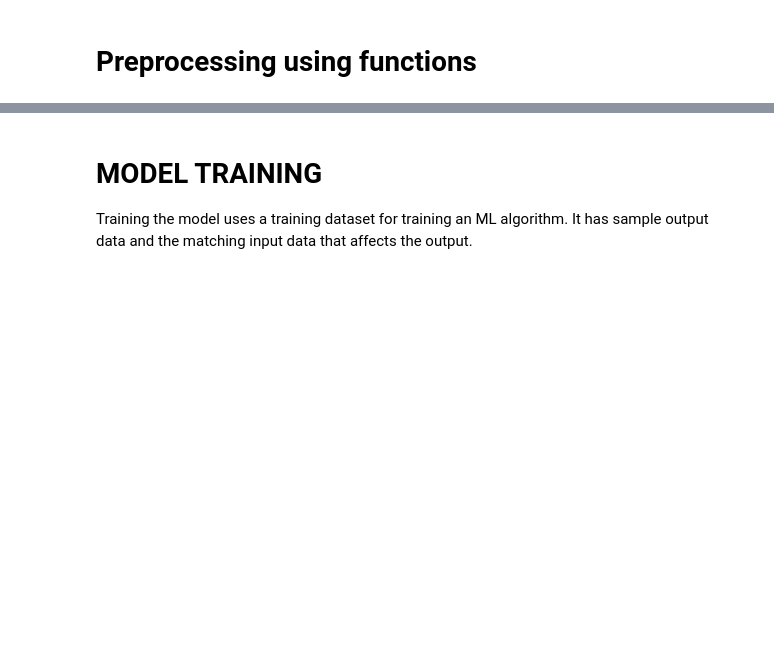
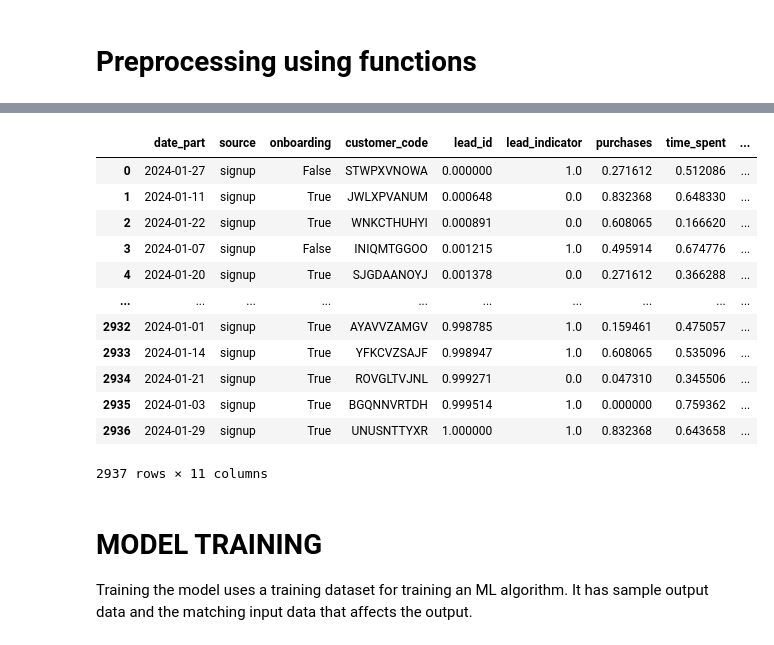
Before and after one commit to Mariegint/itu-sdse-project, a Jupyter notebook: mlops_refactor/notebooks/main.ipynb, the cells around one changed output, grey strips where cells are left out. Cells and saved outputs as stored; diff of their text form; code cells hidden in the pictures; blank space fills up the shorter version.

```diff
--- a/mlops_refactor/notebooks/main.ipynb
+++ b/mlops_refactor/notebooks/main.ipynb
@@ -543,3 +535,19 @@ Loading training data
+# %%
+data
+# %% [output]
+|  | date_part | source | onboarding | customer_code | lead_id | lead_indicator | purchases | time_spent | ... |
+| 0 | 2024-01-27 | signup | False | STWPXVNOWA | 0.000000 | 1.0 | 0.271612 | 0.512086 | ... |
+| 1 | 2024-01-11 | signup | True | JWLXPVANUM | 0.000648 | 0.0 | 0.832368 | 0.648330 | ... |
+| 2 | 2024-01-22 | signup | True | WNKCTHUHYI | 0.000891 | 0.0 | 0.608065 | 0.166620 | ... |
+| 3 | 2024-01-07 | signup | False | INIQMTGGOO | 0.001215 | 1.0 | 0.495914 | 0.674776 | ... |
+| 4 | 2024-01-20 | signup | True | SJGDAANOYJ | 0.001378 | 0.0 | 0.271612 | 0.366288 | ... |
+| ... | ... | ... | ... | ... | ... | ... | ... | ... | ... |
+| 2932 | 2024-01-01 | signup | True | AYAVVZAMGV | 0.998785 | 1.0 | 0.159461 | 0.475057 | ... |
+| 2933 | 2024-01-14 | signup | True | YFKCVZSAJF | 0.998947 | 1.0 | 0.608065 | 0.535096 | ... |
+| 2934 | 2024-01-21 | signup | True | ROVGLTVJNL | 0.999271 | 0.0 | 0.047310 | 0.345506 | ... |
+| 2935 | 2024-01-03 | signup | True | BGQNNVRTDH | 0.999514 | 1.0 | 0.000000 | 0.759362 | ... |
+| 2936 | 2024-01-29 | signup | True | UNUSNTTYXR | 1.000000 | 1.0 | 0.832368 | 0.643658 | ... |
+2937 rows × 11 columns
 # %% [markdown]
 # MODEL TRAINING
 
```
Also changed, not shown: parts of 14 cells of this notebook, 2 other files.
